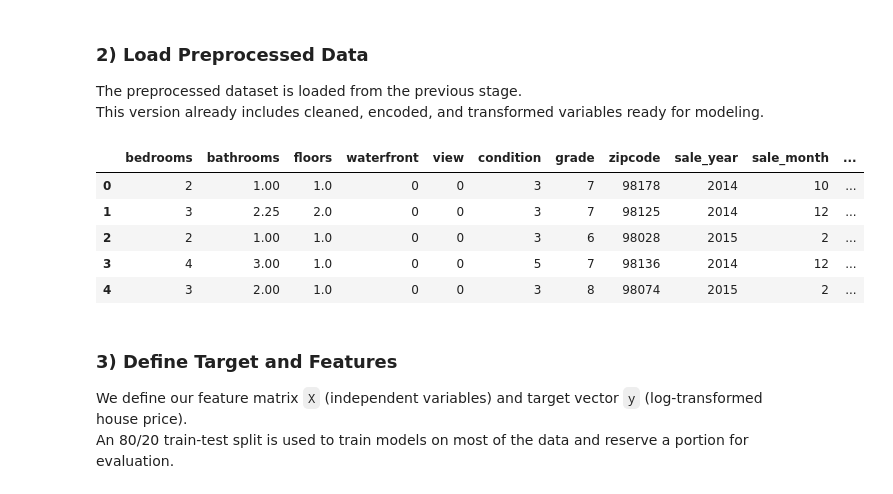
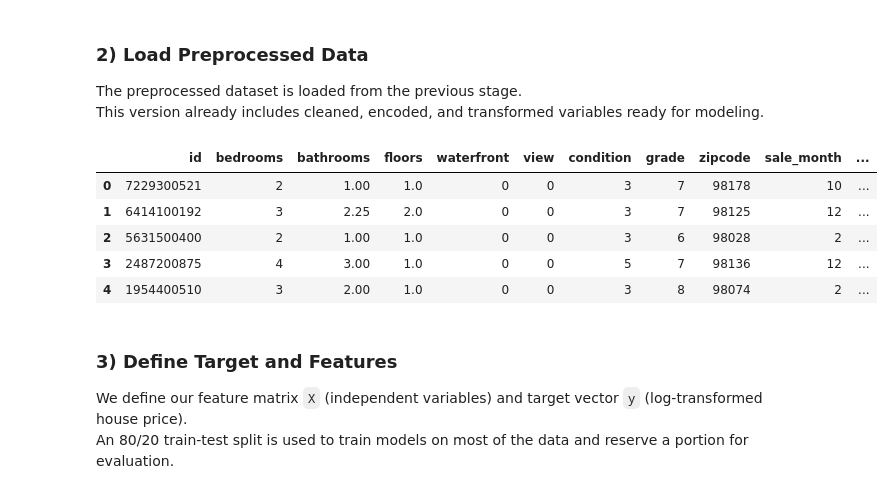
Before and after one commit to natalyyau/predicting-housing-prices, a Jupyter notebook: notebooks/housing_modeling.ipynb, the cells around one changed output. Cells and saved outputs as stored; diff of their text form; code cells hidden in the pictures.

```diff
--- a/notebooks/housing_modeling.ipynb
+++ b/notebooks/housing_modeling.ipynb
@@ -29,15 +29,15 @@ The preprocessed dataset is loaded from the previous stage.
 This version already includes cleaned, encoded, and transformed variables ready for modeling.
 # %%
 # Load Preprocessed Data
-df = pd.read_csv('processed_housing.csv')
+df = pd.read_csv('../new_data_archive/processed_housing.csv')
 df.head()
 # %% [output]
-|  | bedrooms | bathrooms | floors | waterfront | view | condition | grade | zipcode | sale_year | sale_month | ... |
-| 0 | 2 | 1.00 | 1.0 | 0 | 0 | 3 | 7 | 98178 | 2014 | 10 | ... |
-| 1 | 3 | 2.25 | 2.0 | 0 | 0 | 3 | 7 | 98125 | 2014 | 12 | ... |
-| 2 | 2 | 1.00 | 1.0 | 0 | 0 | 3 | 6 | 98028 | 2015 | 2 | ... |
-| 3 | 4 | 3.00 | 1.0 | 0 | 0 | 5 | 7 | 98136 | 2014 | 12 | ... |
-| 4 | 3 | 2.00 | 1.0 | 0 | 0 | 3 | 8 | 98074 | 2015 | 2 | ... |
+|  | id | bedrooms | bathrooms | floors | waterfront | view | condition | grade | zipcode | sale_month | ... |
+| 0 | 7229300521 | 2 | 1.00 | 1.0 | 0 | 0 | 3 | 7 | 98178 | 10 | ... |
+| 1 | 6414100192 | 3 | 2.25 | 2.0 | 0 | 0 | 3 | 7 | 98125 | 12 | ... |
+| 2 | 5631500400 | 2 | 1.00 | 1.0 | 0 | 0 | 3 | 6 | 98028 | 2 | ... |
+| 3 | 2487200875 | 4 | 3.00 | 1.0 | 0 | 0 | 5 | 7 | 98136 | 12 | ... |
+| 4 | 1954400510 | 3 | 2.00 | 1.0 | 0 | 0 | 3 | 8 | 98074 | 2 | ... |
 # %% [markdown]
 ### 3) Define Target and Features
 We define our feature matrix `X` (independent variables) and target vector `y` (log-transformed house price).
```
Also changed, not shown: parts of 10 cells of this notebook, 2 other files.
